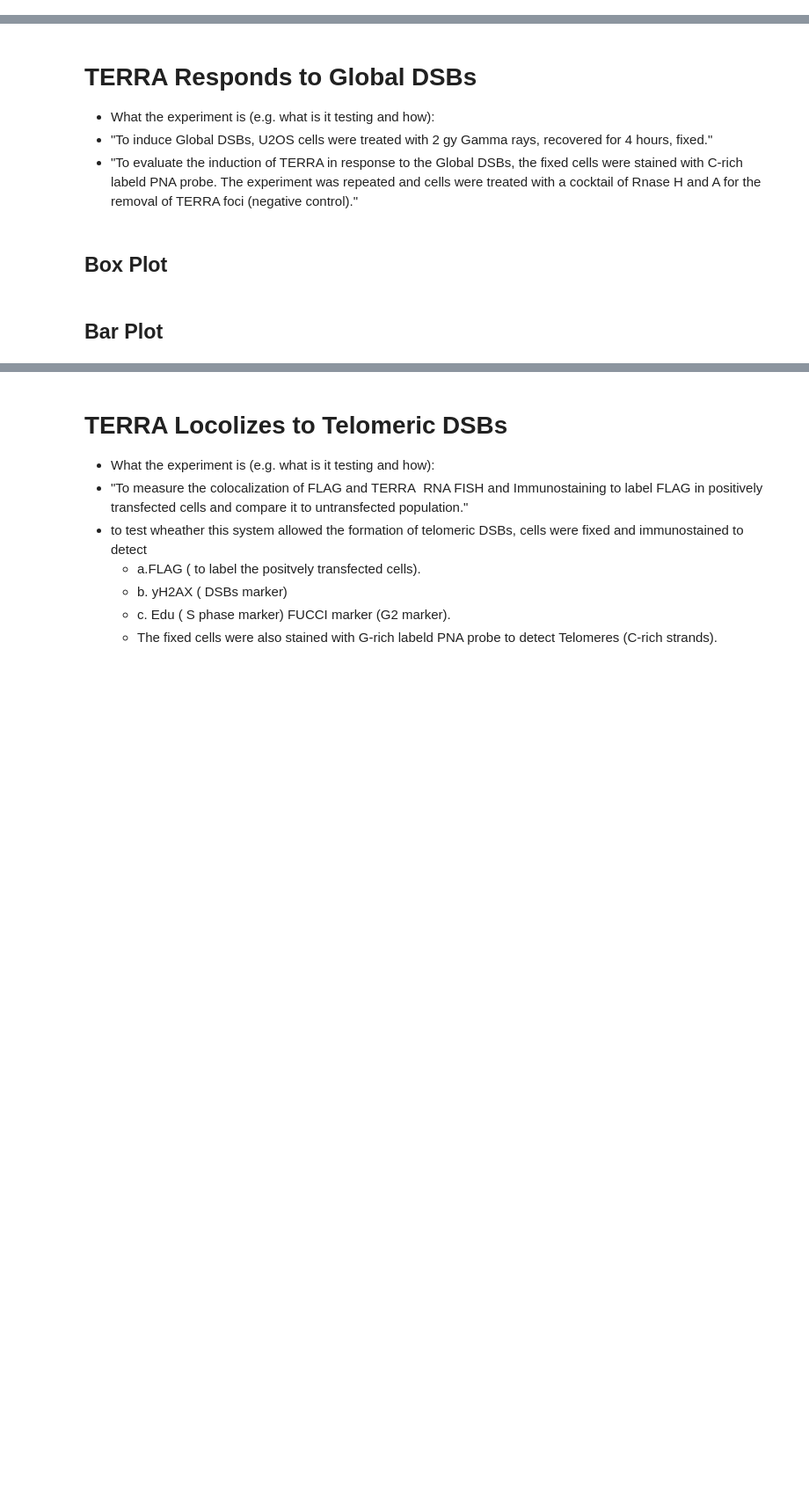
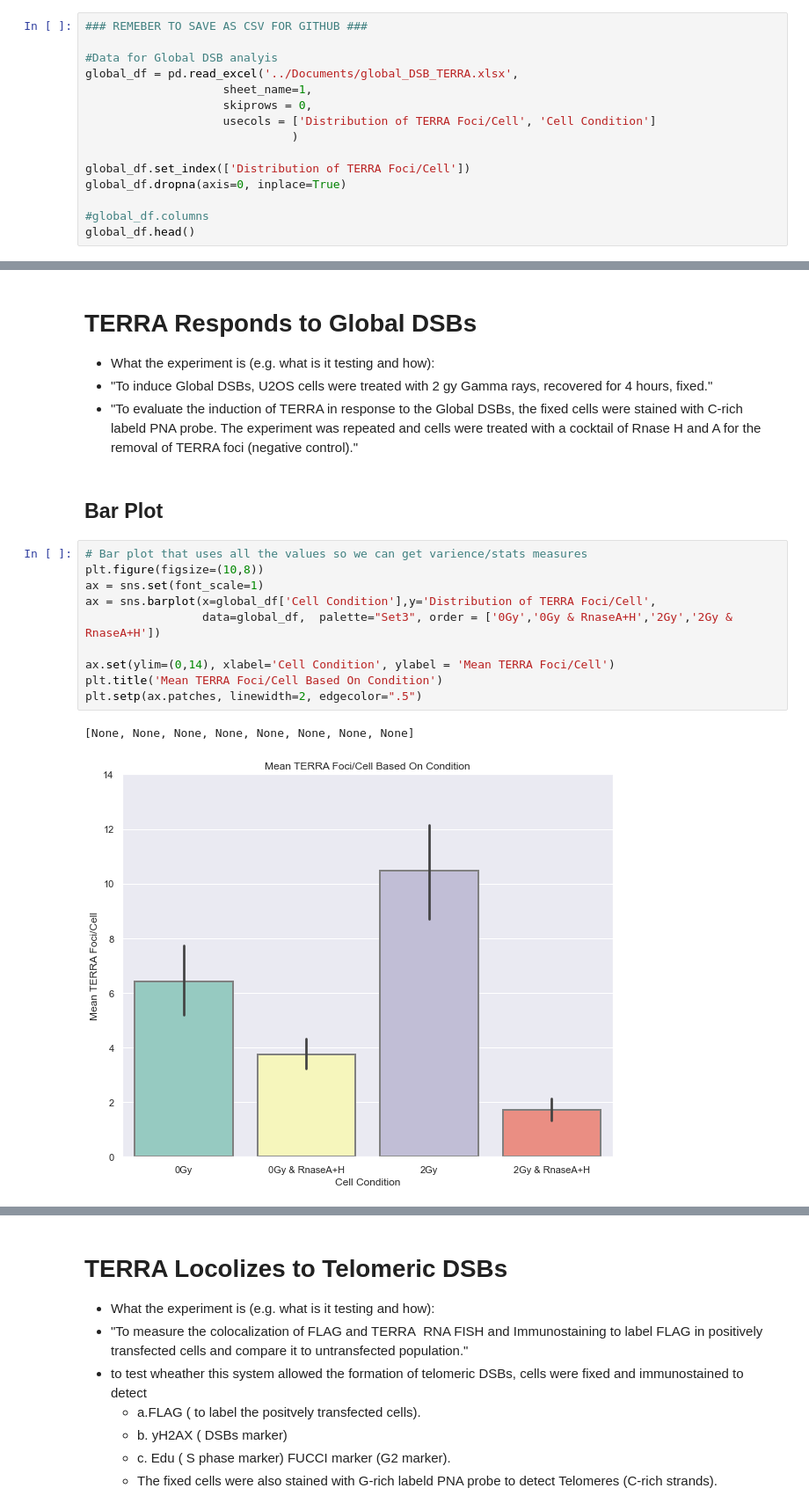
Before and after one commit to aidan-lew/TERRA_DSB, a Jupyter notebook: refined_terra_dsb.ipynb, the cells around one changed output, grey strips where cells are left out. Shown at 88% size. Saved outputs shown, nothing was run; the diff lists cells and outputs as text; blank space fills up the shorter version.

```diff
--- a/refined_terra_dsb.ipynb
+++ b/refined_terra_dsb.ipynb
@@ -6,0 +43,15 @@ This project is the data analysis of Dr. Taghreed Mohammed Al Turki's PhD data,
+# %%
+### REMEBER TO SAVE AS CSV FOR GITHUB ###
+
+#Data for Global DSB analyis
+global_df = pd.read_excel('../Documents/global_DSB_TERRA.xlsx',
+                    sheet_name=1,
+                    skiprows = 0,
+                    usecols = ['Distribution of TERRA Foci/Cell', 'Cell Condition']
+                              )
+
+global_df.set_index(['Distribution of TERRA Foci/Cell'])
+global_df.dropna(axis=0, inplace=True)
+
+#global_df.columns
+global_df.head()
@@ -9,7 +113,18 @@ This project is the data analysis of Dr. Taghreed Mohammed Al Turki's PhD data,
    - What the experiment is (e.g. what is it testing and how):
    - "To induce Global DSBs, U2OS cells were treated with 2 gy Gamma rays, recovered for 4 hours, fixed."
    - "To evaluate the induction of TERRA in response to the Global DSBs, the fixed cells were stained with C-rich labeld PNA probe. The experiment was repeated and cells were treated with a cocktail of  Rnase H and A for the removal of TERRA foci (negative control)."
-# %% [markdown]
-## Box Plot
-# %% [markdown]
-## Bar Plot
+# %% [markdown]
+## Bar Plot
+# %%
+# Bar plot that uses all the values so we can get varience/stats measures
+plt.figure(figsize=(10,8))
+ax = sns.set(font_scale=1)
+ax = sns.barplot(x=global_df['Cell Condition'],y='Distribution of TERRA Foci/Cell',
+                 data=global_df,  palette="Set3", order = ['0Gy','0Gy & RnaseA+H','2Gy','2Gy & RnaseA+H'])
+
+ax.set(ylim=(0,14), xlabel='Cell Condition', ylabel = 'Mean TERRA Foci/Cell')
+plt.title('Mean TERRA Foci/Cell Based On Condition')
+plt.setp(ax.patches, linewidth=2, edgecolor=".5")
+# %% [output]
+[None, None, None, None, None, None, None, None]
+[figure, added]
```
Also changed, not shown: parts of 21 cells of this notebook, 1 other file.
